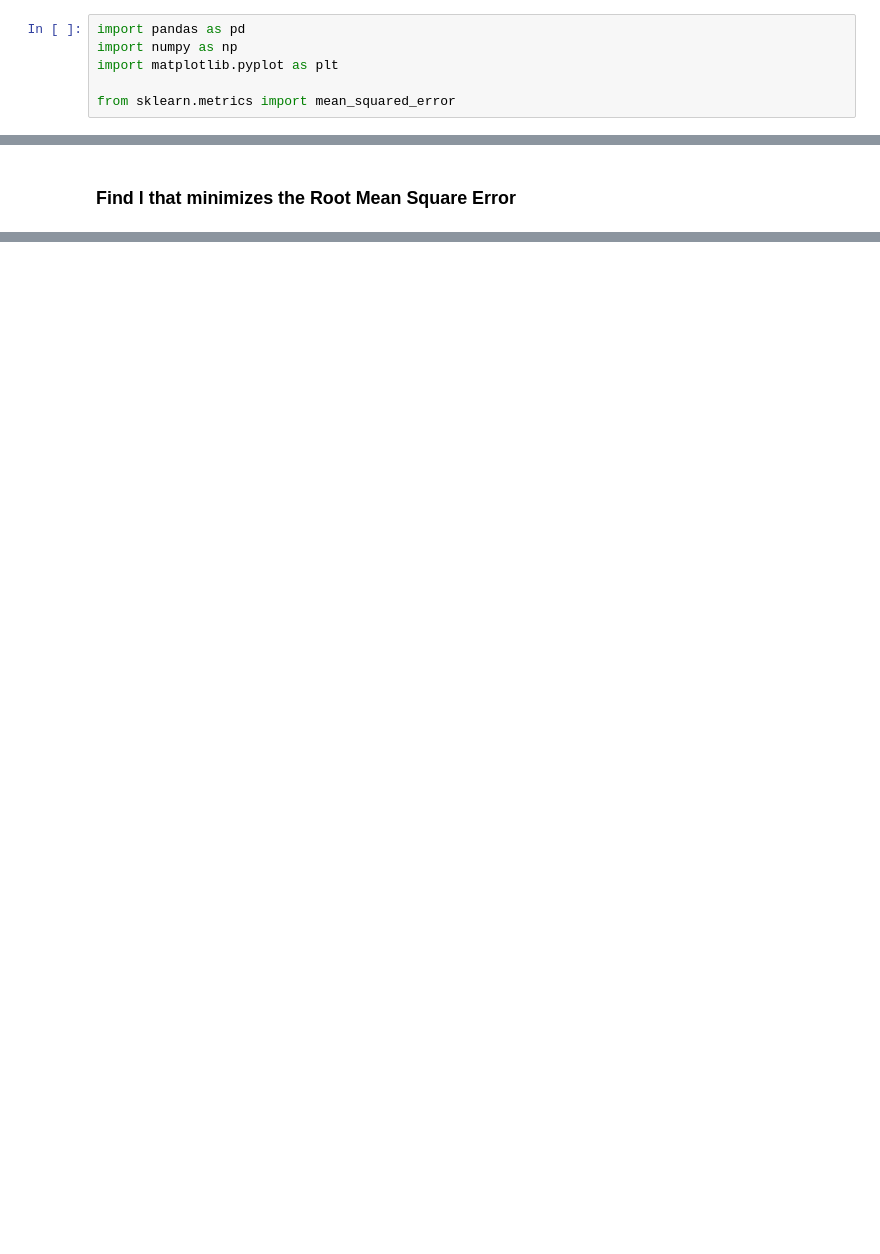
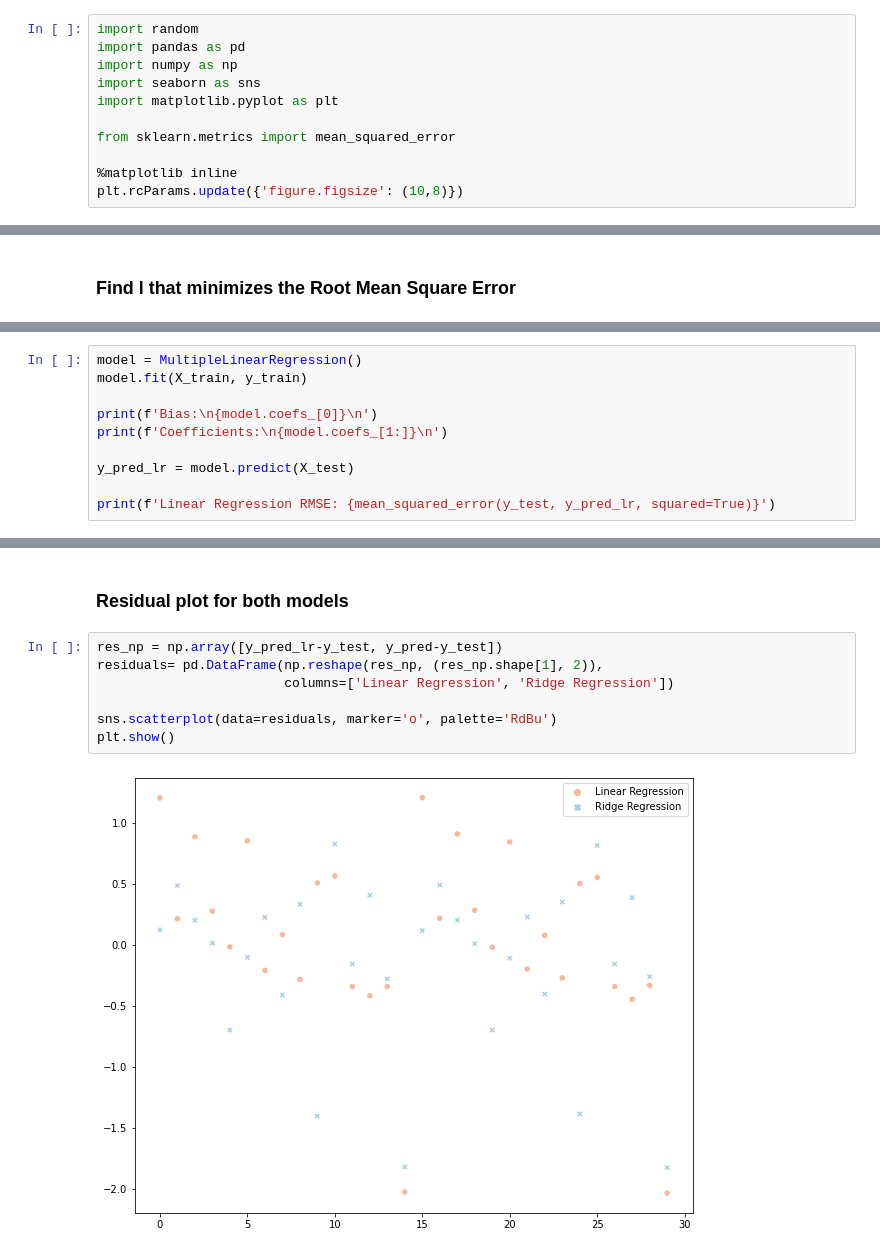
Before and after one commit to VangelisTsiatouras/machine-learning-msc, a Jupyter notebook: naive_bayes_and_regularization/ridge_regression.ipynb, the cells around one changed output, grey strips where cells are left out. Drawn from its saved outputs; the diff is of its cells as text; blank space fills up the shorter version.

```diff
--- a/naive_bayes_and_regularization/ridge_regression.ipynb
+++ b/naive_bayes_and_regularization/ridge_regression.ipynb
@@ -16,9 +16,14 @@ Requirement already satisfied: scipy>=0.19.1 in /home/vangelis/.local/share/virt
 # %% [markdown]
 ### Imports
 # %%
+import random
 import pandas as pd
 import numpy as np
+import seaborn as sns
 import matplotlib.pyplot as plt
 
 from sklearn.metrics import mean_squared_error
+
+%matplotlib inline
+plt.rcParams.update({'figure.figsize': (10,8)})
 # %% [markdown]
@@ -168,0 +243,10 @@ plot_rmse(lambdas, rmse)
+# %%
+model = MultipleLinearRegression()
+model.fit(X_train, y_train)
+
+print(f'Bias:\n{model.coefs_[0]}\n')
+print(f'Coefficients:\n{model.coefs_[1:]}\n')
+
+y_pred_lr = model.predict(X_test)
+
+print(f'Linear Regression RMSE: {mean_squared_error(y_test, y_pred_lr, squared=True)}')
@@ -168,0 +268,11 @@ plot_rmse(lambdas, rmse)
+# %% [markdown]
+### Residual plot for both models
+# %%
+res_np = np.array([y_pred_lr-y_test, y_pred-y_test])
+residuals= pd.DataFrame(np.reshape(res_np, (res_np.shape[1], 2)),
+                        columns=['Linear Regression', 'Ridge Regression'])
+
+sns.scatterplot(data=residuals, marker='o', palette='RdBu')
+plt.show()
+# %% [output]
+[figure, added]
```
Also changed, not shown: parts of 16 cells of this notebook.
